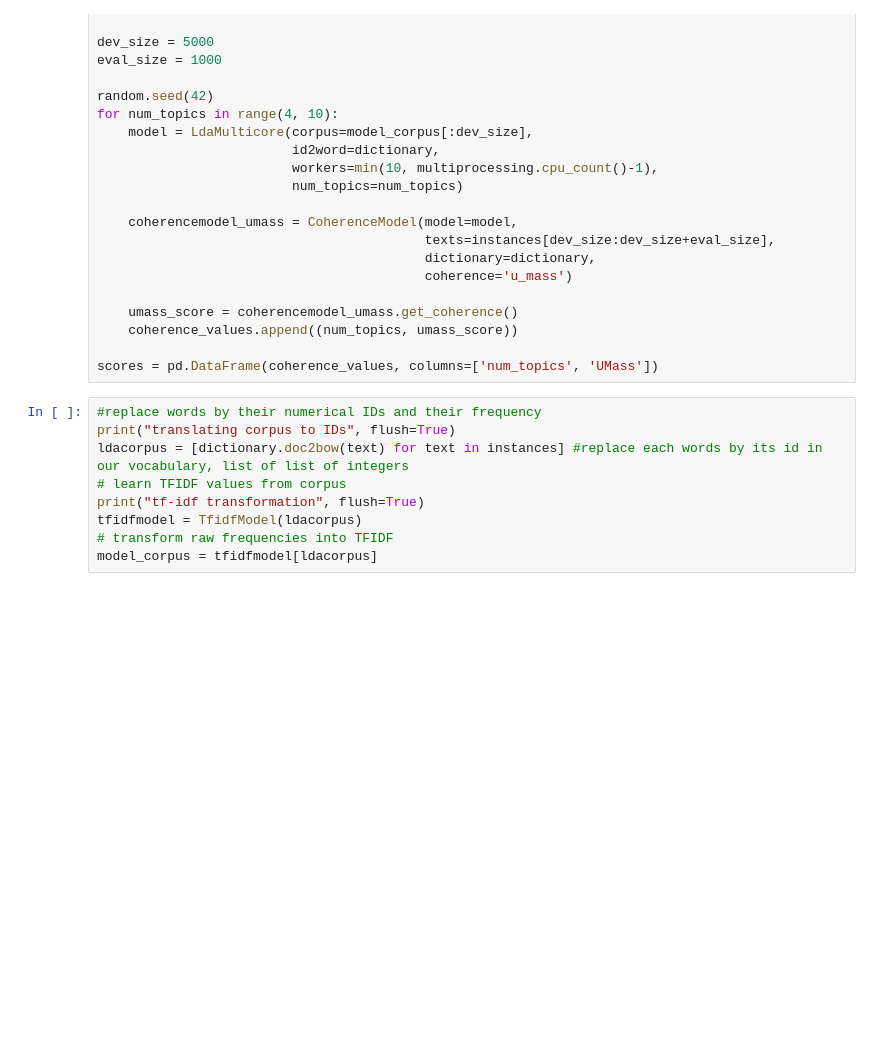
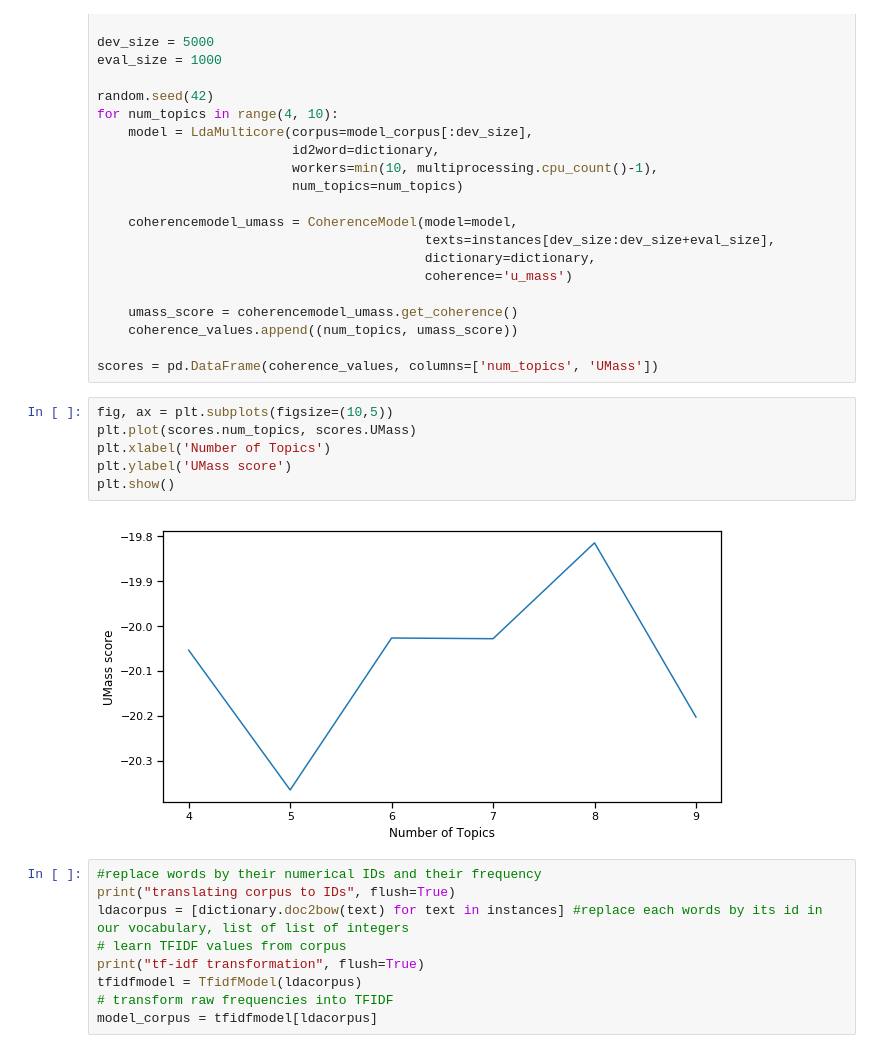
Before and after one commit to Hugo-pao/NLP-Final-Project, a Jupyter notebook: Attending_Final_Project.ipynb, the cells around one changed output. Drawn from its saved outputs; the diff is of its cells as text; blank space fills up the shorter version.

```diff
--- a/Attending_Final_Project.ipynb
+++ b/Attending_Final_Project.ipynb
@@ -602,6 +602,14 @@ for num_topics in range(4, 10):
     coherence_values.append((num_topics, umass_score))
 
 scores = pd.DataFrame(coherence_values, columns=['num_topics', 'UMass'])
+# %%
+fig, ax = plt.subplots(figsize=(10,5))
+plt.plot(scores.num_topics, scores.UMass)
+plt.xlabel('Number of Topics')
+plt.ylabel('UMass score')
+plt.show()
+# %% [output]
+[figure, added]
 # %%
 #replace words by their numerical IDs and their frequency
 print("translating corpus to IDs", flush=True)
```
Also changed, not shown: parts of 2 cells of this notebook.
